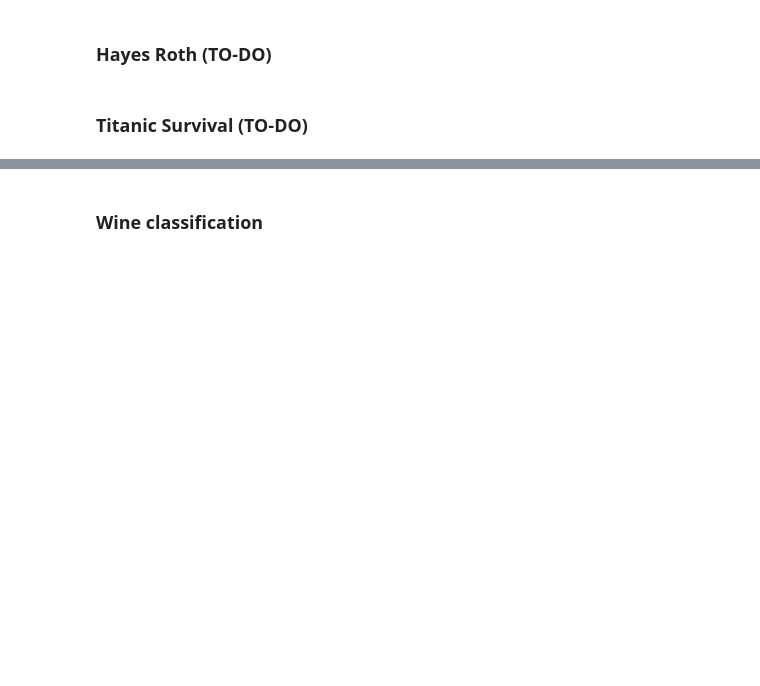
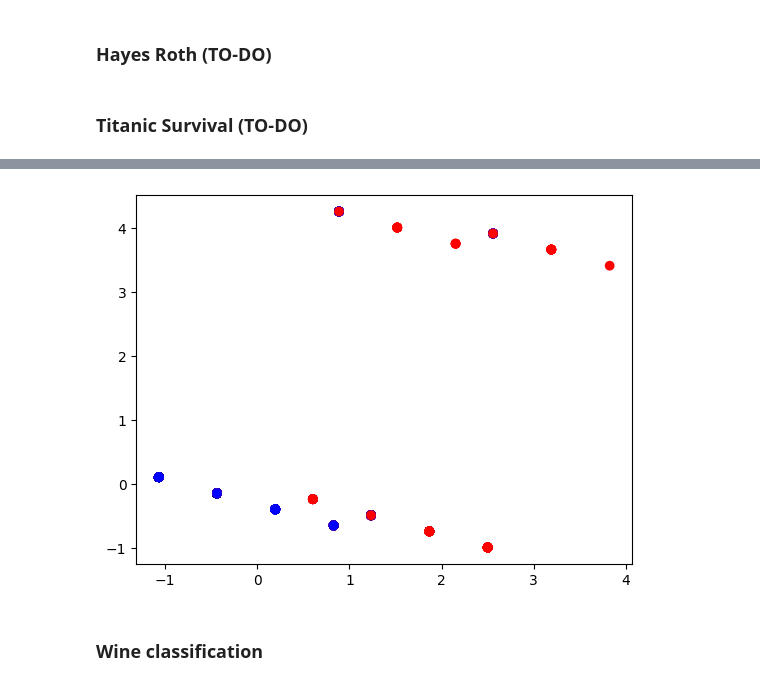
Before and after one commit to attiilla/Alg2, a Jupyter notebook: TP1/TP1.ipynb, the cells around one changed output, grey strips where cells are left out. Saved outputs shown, nothing was run; the diff lists cells and outputs as text; code cells hidden in the pictures; blank space fills up the shorter version.

```diff
--- a/TP1/TP1.ipynb
+++ b/TP1/TP1.ipynb
@@ -1058,3 +1025,14 @@ titanic = pd.read_csv("./dataSets/titanic.dat",header=None,sep=",")
+# %%
+# Retirada a classe 2 para que fique linearmente separável
+pca = PCA(2)
+data = pca.fit_transform(titanic.iloc[:,:-1])
+label = titanic.iloc[:,-1]
+# %%
+color = ['red' if l == 1 else 'blue' for l in label]
+plt.scatter(data[:,0],data[:,1], color=color)
+plt.show()
+# %% [output]
+[figure, added]
 # %% [markdown]
 ### Wine classification
 # %%
```
Also changed, not shown: parts of 36 cells of this notebook.
